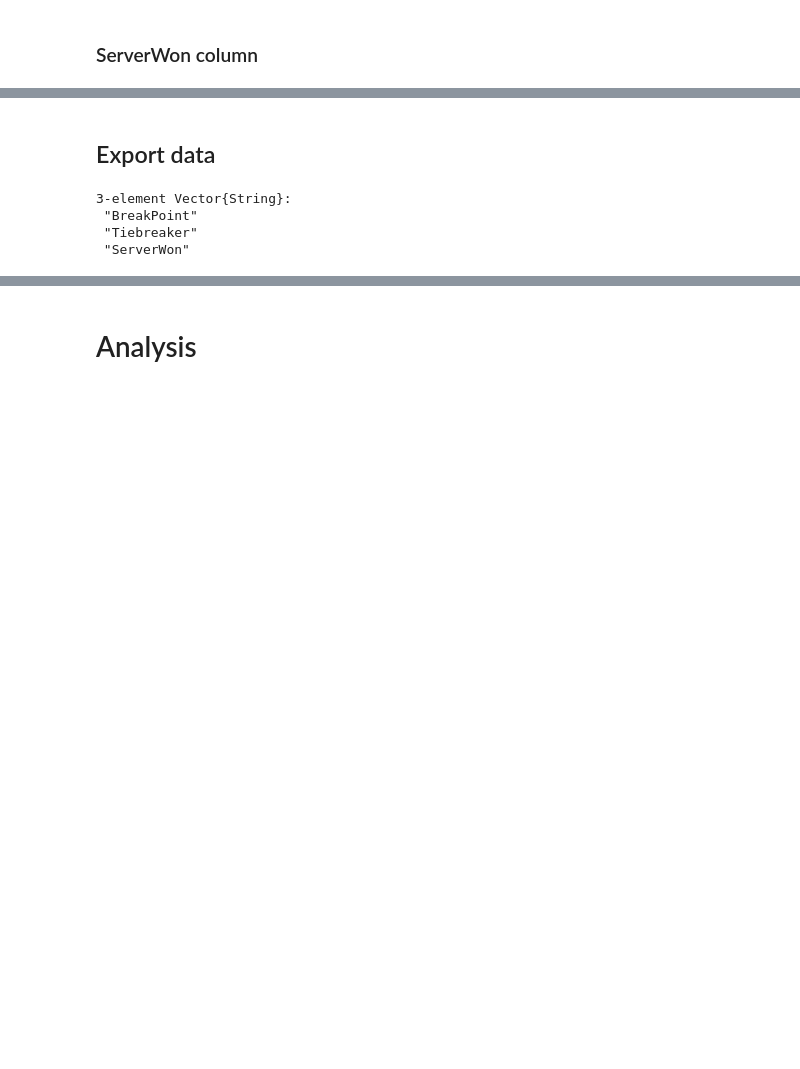
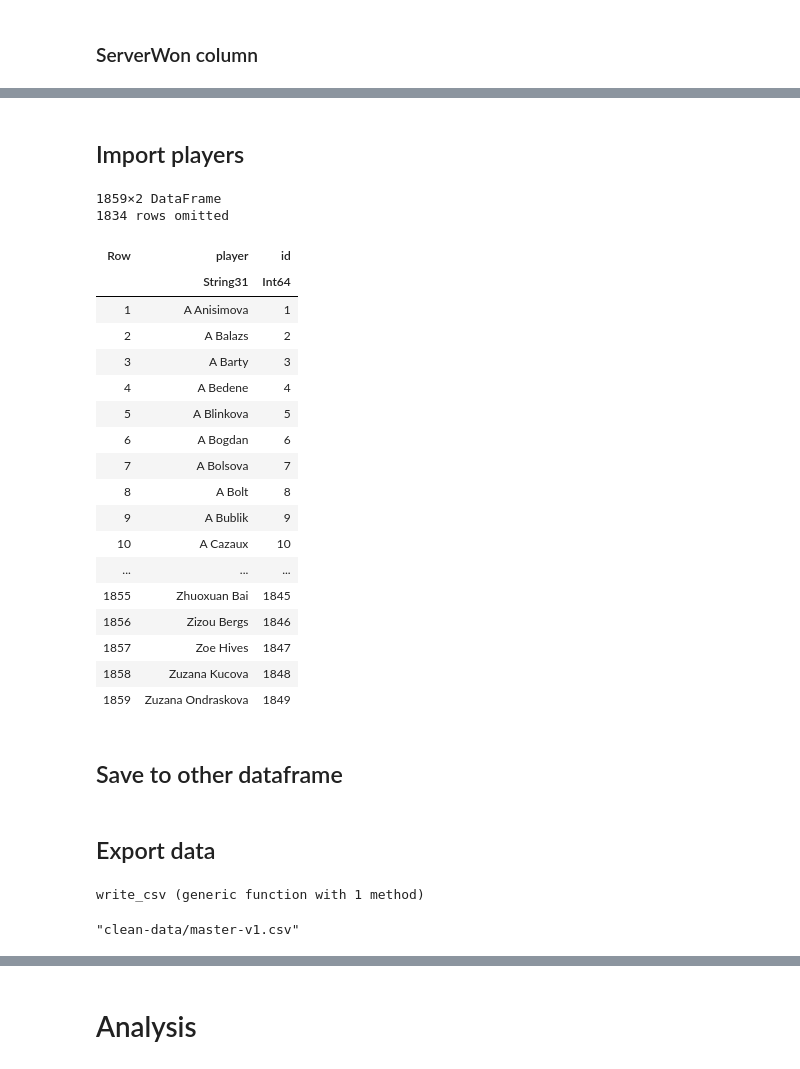
Before and after one commit to VictorKeil/grand-slam-analysis, a Jupyter notebook: Main.ipynb, the cells around one changed output, grey strips where cells are left out. Drawn from its saved outputs; the diff is of its cells as text; code cells hidden in the pictures; blank space fills up the shorter version.

```diff
--- a/Main.ipynb
+++ b/Main.ipynb
@@ -182,0 +174,27 @@ df[idx,:]
+# %% [markdown]
+## Import players
+# %%
+players = CSV.read("clean-data/players.csv", DataFrame)
+# %% [output]
+1859×2 DataFrame
+1834 rows omitted
+| Row | player | id |
+|  | String31 | Int64 |
+| 1 | A Anisimova | 1 |
+| 2 | A Balazs | 2 |
+| 3 | A Barty | 3 |
+| 4 | A Bedene | 4 |
+| 5 | A Blinkova | 5 |
+| 6 | A Bogdan | 6 |
+| 7 | A Bolsova | 7 |
+| 8 | A Bolt | 8 |
+| 9 | A Bublik | 9 |
+| 10 | A Cazaux | 10 |
+| ... | ... | ... |
+| 1855 | Zhuoxuan Bai | 1845 |
+| 1856 | Zizou Bergs | 1846 |
+| 1857 | Zoe Hives | 1847 |
+| 1858 | Zuzana Kucova | 1848 |
+| 1859 | Zuzana Ondraskova | 1849 |
+# %% [markdown]
+## Save to other dataframe
@@ -183,13 +203,20 @@ df[idx,:]
 # %% [markdown]
 ## Export data
+# %%
+function write_csv(filename, data; kwargs...)
+    bool_cols = names(data, Bool)
+    CSV.write(
+        filename,
+        transform(data, bool_cols .=> ByRow(Int) .=> bool_cols)
+    )
+end
+# %% [output]
+write_csv (generic function with 1 method)
 # %%
 bool_cols = names(df, Bool)
 CSV.write(
     joinpath("clean-data", "master-v1.csv"),
-    transform(df, bool_cols => ByRow
+    transform(df, bool_cols .=> ByRow(Int) .=> bool_cols)
 )
 # %% [output]
-3-element Vector{String}:
- "BreakPoint"
- "Tiebreaker"
- "ServerWon"
+"clean-data/master-v1.csv"
```
Also changed, not shown: parts of 21 cells of this notebook, 4 other files.
